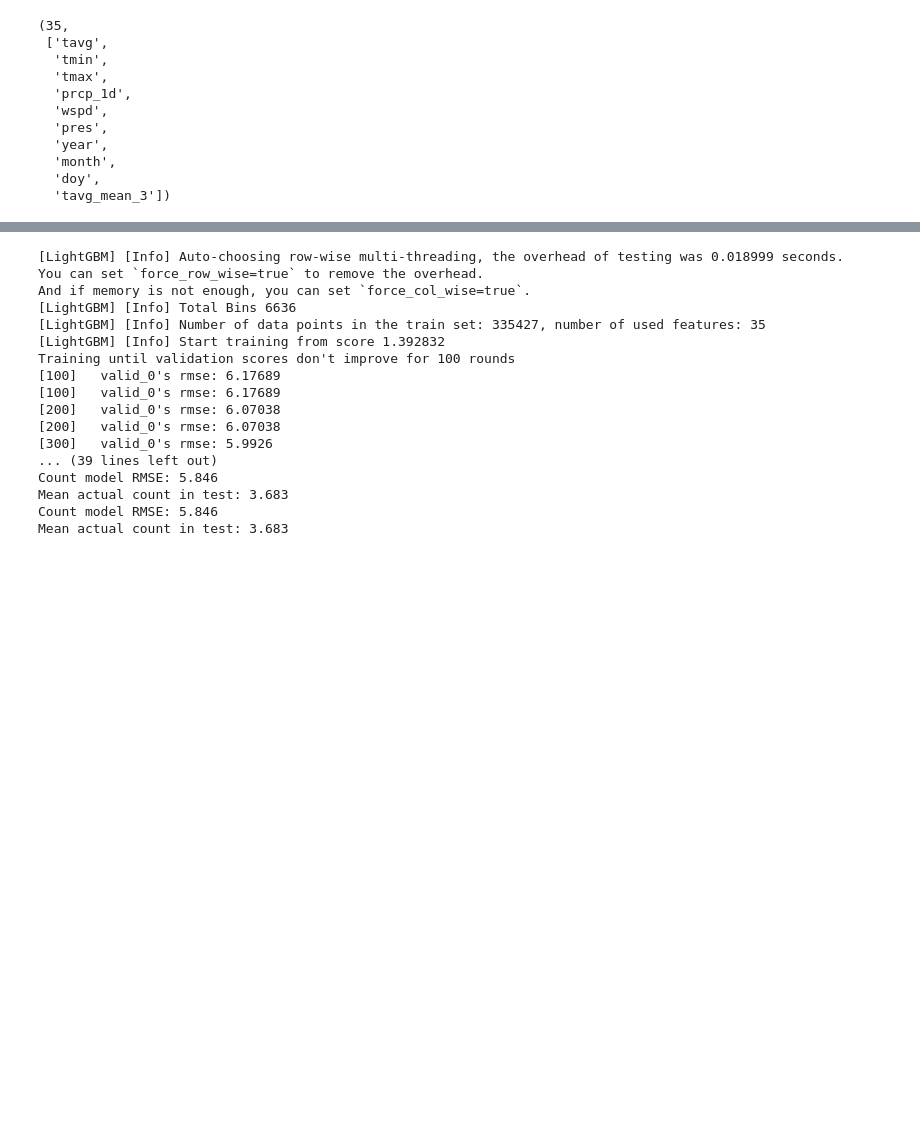
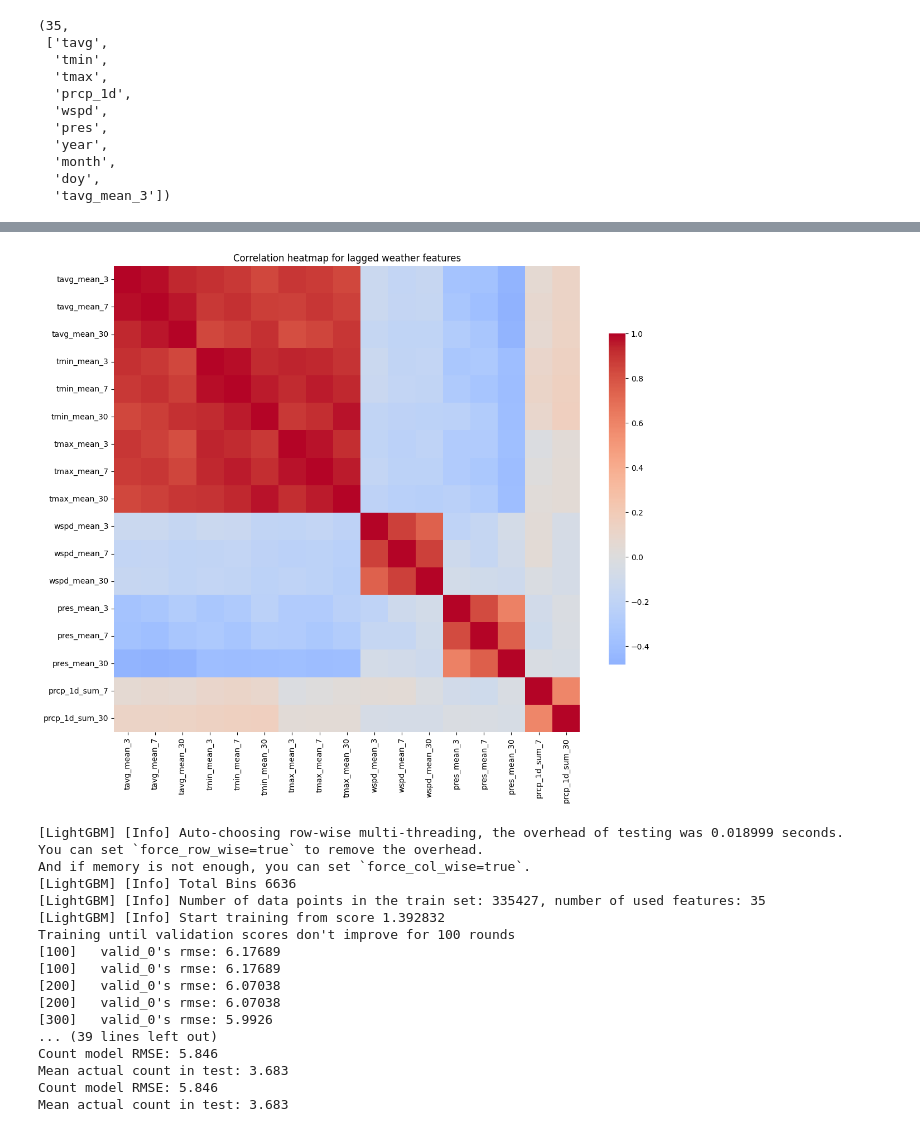
Before and after one commit to whelixw/week_11_wildfire_prediction, a Jupyter notebook: scripts/wildfires.ipynb, the cells around one changed output, grey strips where cells are left out. Drawn from its saved outputs; the diff is of its cells as text; code cells hidden in the pictures; blank space fills up the shorter version.

```diff
--- a/scripts/wildfires.ipynb
+++ b/scripts/wildfires.ipynb
@@ -405,3 +516,24 @@ len(feature_cols), feature_cols[:10]
+# %%
+# ---- X.2 Correlation among weather lag features ----
+lag_cols = [c for c in feature_cols if any(
+    key in c for key in ["tavg_mean", "tmin_mean", "tmax_mean", "prcp_1d_sum", "wspd_mean", "pres_mean"]
+)]
+
+corr_lags = data[lag_cols].copy().dropna().corr()
+
+plt.figure(figsize=(12, 10))
+sns.heatmap(
+    corr_lags,
+    cmap="coolwarm",
+    center=0,
+    square=True,
+    cbar_kws={"shrink": 0.7},
+)
+plt.title("Correlation heatmap for lagged weather features")
+plt.tight_layout()
+plt.show()
+# %% [output]
+[figure, added]
 # %%
 # ---- 5.1 Train / test split by year ----
 train_year_cutoff = 2011
```
Also changed, not shown: parts of 3 cells of this notebook.
